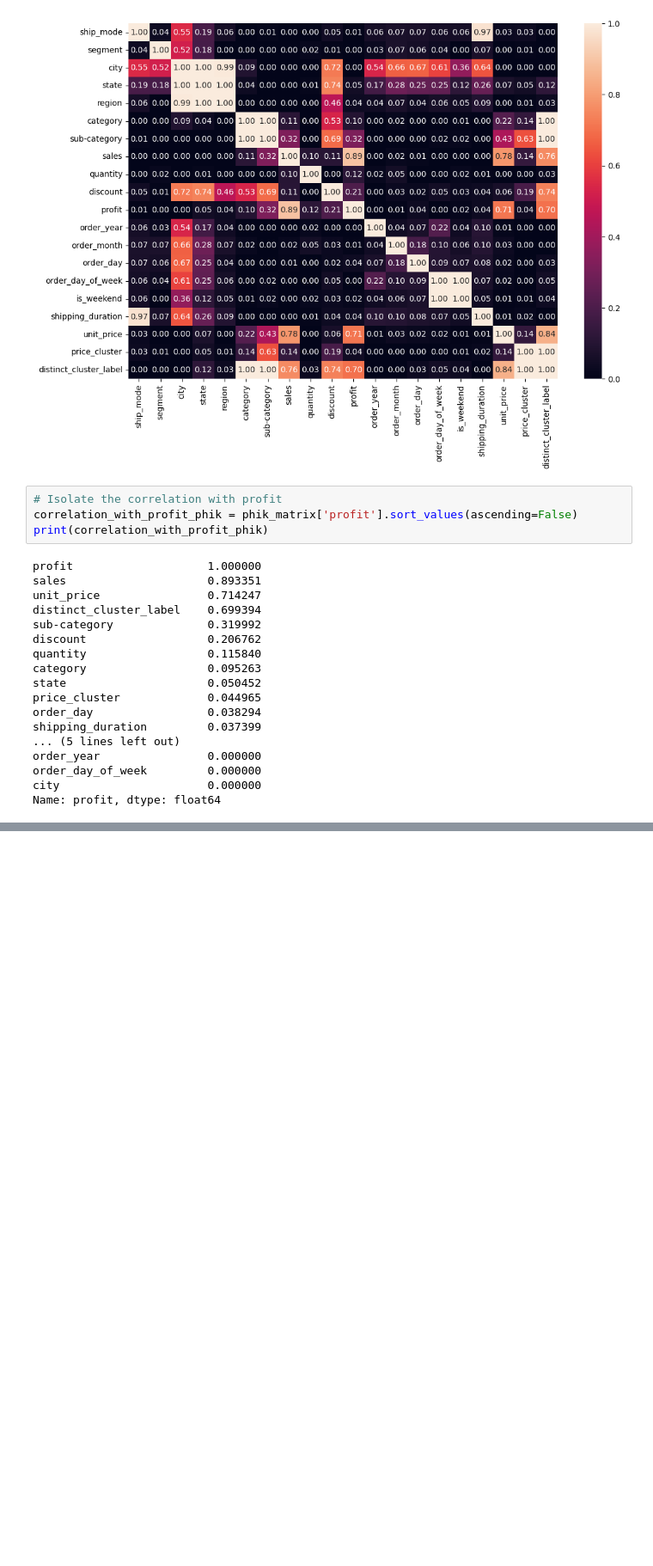
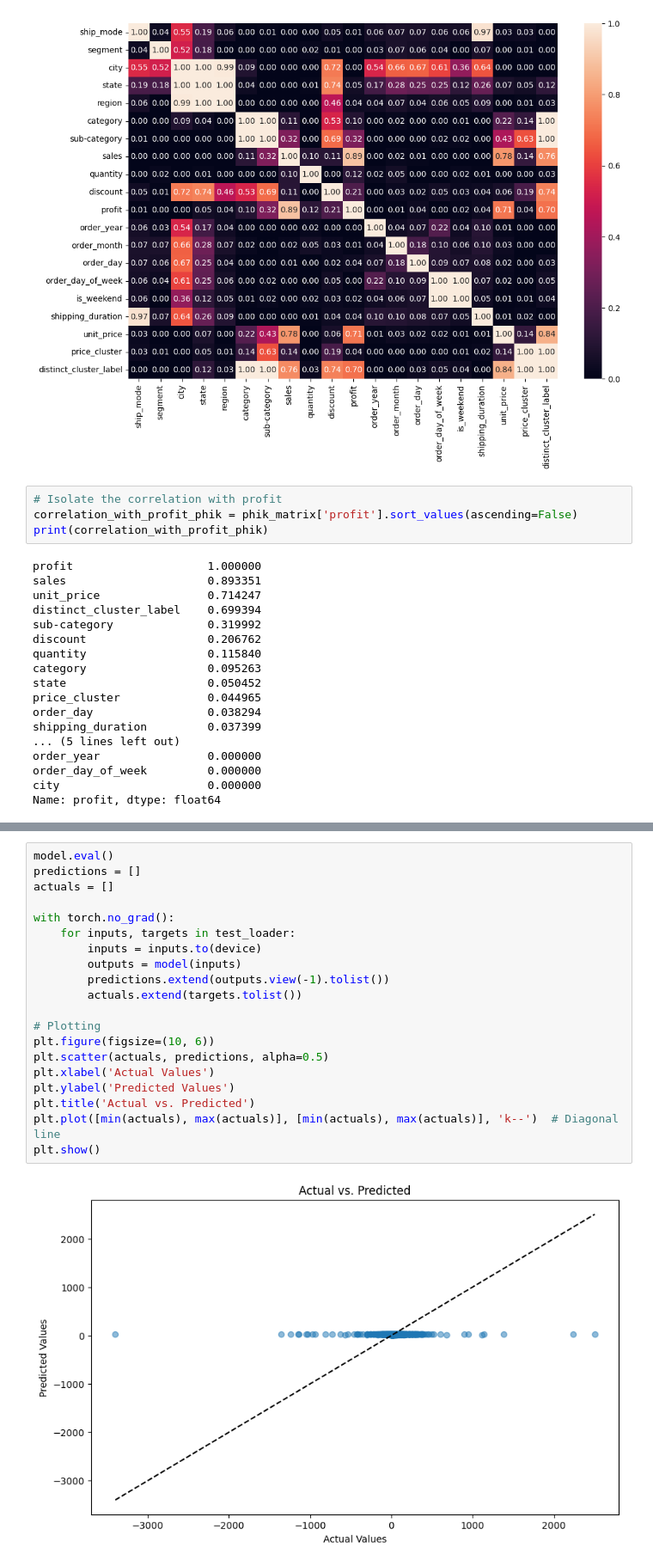
Before and after one commit to FTDS-assignment-bay/p2-final-project-ftds-003-bsd-group-001, a Jupyter notebook: bagian farhan(temp)/finpro.ipynb, the cells around one changed output, grey strips where cells are left out. Shown at 86% size. Drawn from its saved outputs; the diff is of its cells as text; blank space fills up the shorter version.

```diff
--- a/bagian farhan(temp)/finpro.ipynb
+++ b/bagian farhan(temp)/finpro.ipynb
@@ -234,0 +445,22 @@ X_val, X_test, y_val, y_test = train_test_split(X_temp, y_temp, test_size=0.5, r
+# %%
+model.eval()
+predictions = []
+actuals = []
+
+with torch.no_grad():
+    for inputs, targets in test_loader:
+        inputs = inputs.to(device)
+        outputs = model(inputs)
+        predictions.extend(outputs.view(-1).tolist())
+        actuals.extend(targets.tolist())
+
+# Plotting
+plt.figure(figsize=(10, 6))
+plt.scatter(actuals, predictions, alpha=0.5)
+plt.xlabel('Actual Values')
+plt.ylabel('Predicted Values')
+plt.title('Actual vs. Predicted')
+plt.plot([min(actuals), max(actuals)], [min(actuals), max(actuals)], 'k--')  # Diagonal line
+plt.show()
+# %% [output]
+[figure, added]
```
Also changed, not shown: parts of 14 cells of this notebook.
